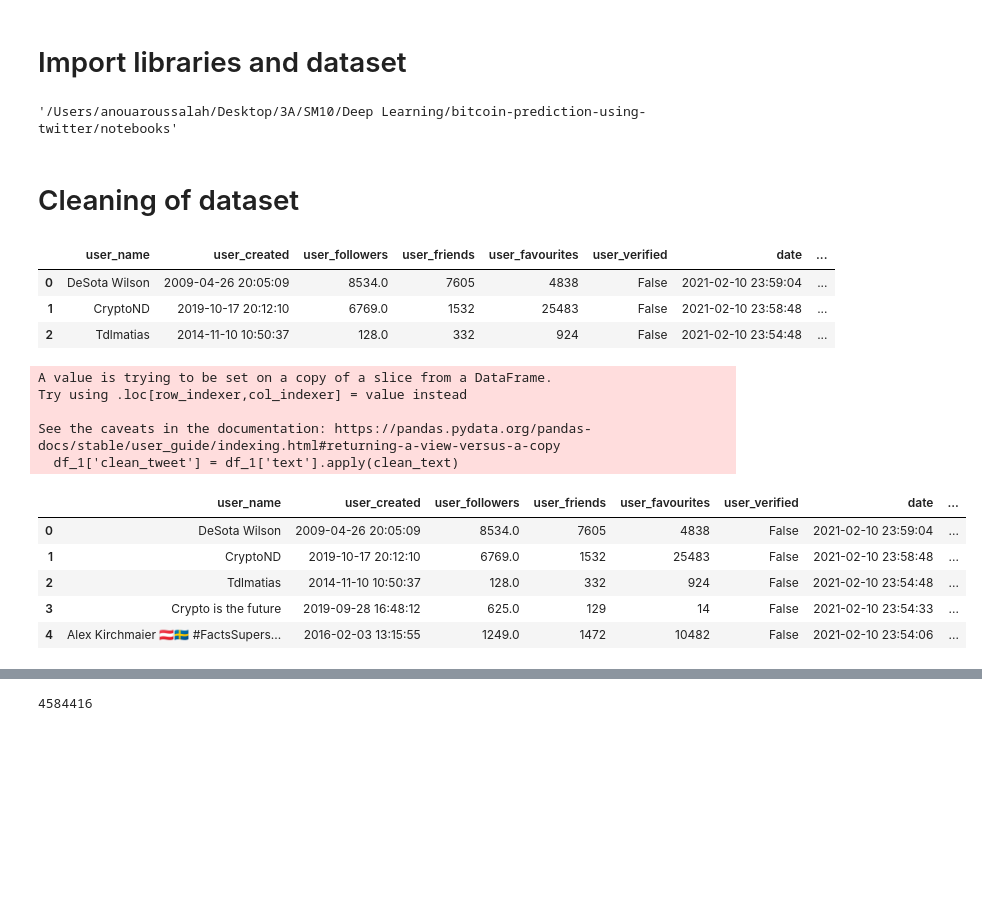
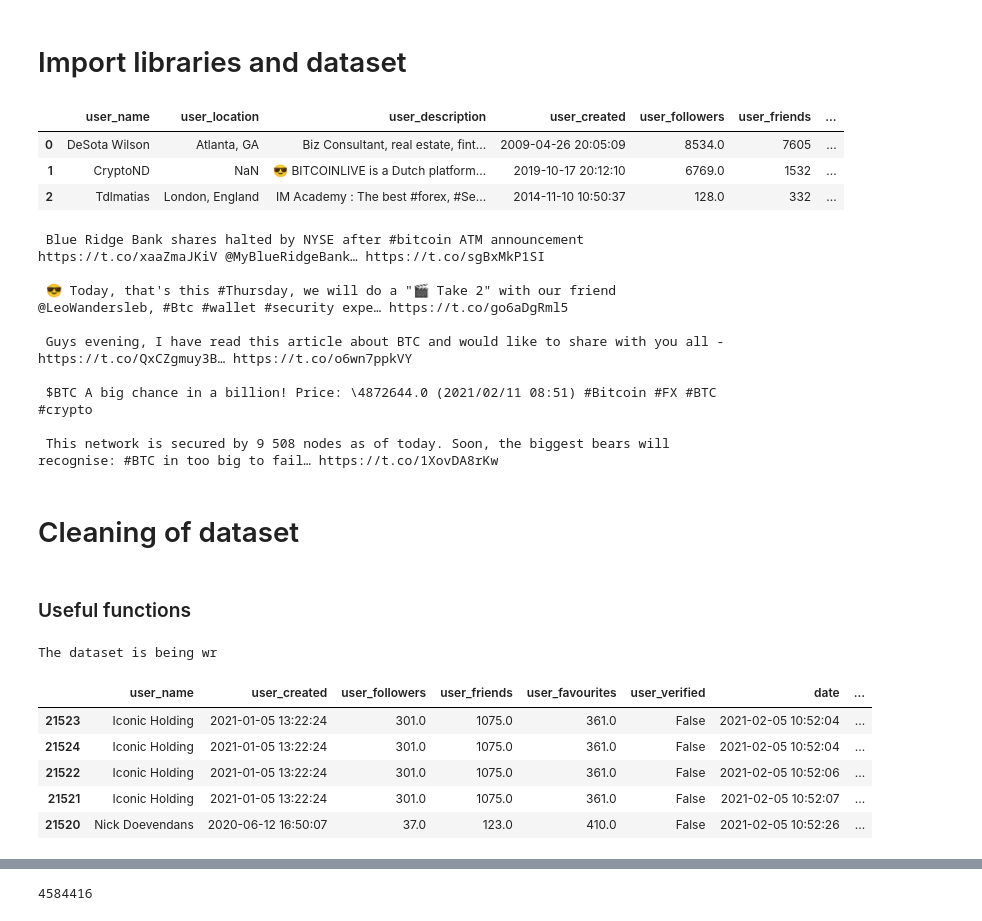
Before and after one commit to marouaneb48/bitcoin-prediction-using-twitter, a Jupyter notebook: notebooks/Preprocessing_tweets.ipynb, the cells around one changed output, grey strips where cells are left out. Cells and saved outputs as stored; diff of their text form; code cells hidden in the pictures; blank space fills up the shorter version.

Commit message:
:hammer: clean code

```diff
--- a/notebooks/Preprocessing_tweets.ipynb
+++ b/notebooks/Preprocessing_tweets.ipynb
@@ -16,9 +16,5 @@ from tqdm import tqdm
 #nltk.download('stopwords')
 
 from IPython.display import display, HTML
-# %%
-os.getcwd()
-# %% [output]
-'/Users/anouaroussalah/Desktop/3A/SM10/Deep Learning/bitcoin-prediction-using-twitter/notebooks'
 # %%
 df = pd.read_csv("/Users/anouaroussalah/Desktop/3A/SM10/Deep Learning/bitcoin_tweets.csv",
@@ -26,3 +22,23 @@ df = pd.read_csv("/Users/anouaroussalah/Desktop/3A/SM10/Deep Learning/bitcoin_tw
                 )
+# %%
+df.head(3)
+# %% [output]
+|  | user_name | user_location | user_description | user_created | user_followers | user_friends | ... |
+| 0 | DeSota Wilson | Atlanta, GA | Biz Consultant, real estate, fint... | 2009-04-26 20:05:09 | 8534.0 | 7605 | ... |
+| 1 | CryptoND | NaN | 😎 BITCOINLIVE is a Dutch platform... | 2019-10-17 20:12:10 | 6769.0 | 1532 | ... |
+| 2 | Tdlmatias | London, England | IM Academy : The best #forex, #Se... | 2014-11-10 10:50:37 | 128.0 | 332 | ... |
+# %%
+for sentence in list(df.text)[:5]:
+    print("\n", sentence)
+# %% [output]
+ Blue Ridge Bank shares halted by NYSE after #bitcoin ATM announcement https://t.co/xaaZmaJKiV @MyBlueRidgeBank… https://t.co/sgBxMkP1SI
+
+ 😎 Today, that's this #Thursday, we will do a "🎬 Take 2" with our friend @LeoWandersleb, #Btc #wallet #security expe… https://t.co/go6aDgRml5
+
+ Guys evening, I have read this article about BTC and would like to share with you all - https://t.co/QxCZgmuy3B… https://t.co/o6wn7ppkVY
+
+ $BTC A big chance in a billion! Price: \4872644.0 (2021/02/11 08:51) #Bitcoin #FX #BTC #crypto
+
+ This network is secured by 9 508 nodes as of today. Soon, the biggest bears will recognise: #BTC in too big to fail… https://t.co/1XovDA8rKw
 # %% [markdown]
 # Cleaning of dataset
@@ -32,13 +45,5 @@ df = df[df.is_retweet==False]
-# %%
-relevant_features = ["user_name", "user_created", "user_followers", "user_friends", "user_favourites", "user_verified", "date", "hashtags", "text"]
-# %%
-df_1 = df[relevant_features]
-df_1.head(3)
-# %% [output]
-|  | user_name | user_created | user_followers | user_friends | user_favourites | user_verified | date | ... |
-| 0 | DeSota Wilson | 2009-04-26 20:05:09 | 8534.0 | 7605 | 4838 | False | 2021-02-10 23:59:04 | ... |
-| 1 | CryptoND | 2019-10-17 20:12:10 | 6769.0 | 1532 | 25483 | False | 2021-02-10 23:58:48 | ... |
-| 2 | Tdlmatias | 2014-11-10 10:50:37 | 128.0 | 332 | 924 | False | 2021-02-10 23:54:48 | ... |
+# %% [markdown]
+### Useful functions
 # %%
 def clean_text(s):
     s = re.sub(r'http\S+', '', s)
@@ -50,10 +55,24 @@ def clean_text(s):
     s = re.sub('&amp', ' ', s)
     return s
 
-df_1['clean_tweet'] = df_1['text'].apply(clean_text)
+def lower_case(text):
+    text = text.lower()
+    return text
+
+def keep_date_rows(df, columns):
+    """
+    Keep rows with date format
+    """
+    for col in columns:
+        df[col] = pd.to_datetime(df[col], errors='coerce')
+        df = df.dropna(subset=[col])
+    return df
+
+def keep_numeric_rows(df, columns):
+    """
+    Keep rows with date format
+    """
+    for col in columns:
+        df[col] = pd.to_numeric(df[col], errors='coerce')
+        df = df.dropna(subset=[col])
+    return df
-# %% [output]
-A value is trying to be set on a copy of a slice from a DataFrame.
-Try using .loc[row_indexer,col_indexer] = value instead
-
-See the caveats in the documentation: https://pandas.pydata.org/pandas-docs/stable/user_guide/indexing.html#returning-a-view-versus-a-copy
-  df_1['clean_tweet'] = df_1['text'].apply(clean_text)
@@ -60,9 +125,13 @@ See the caveats in the documentation: https://pandas.pydata.org/pandas-docs/stab
+# %%
+df = clean_tweet(df, True)
+# %% [output]
+The dataset is being wr
 # %%
-df_1.head(5)
+df.head(5)
 # %% [output]
 |  | user_name | user_created | user_followers | user_friends | user_favourites | user_verified | date | ... |
-| 0 | DeSota Wilson | 2009-04-26 20:05:09 | 8534.0 | 7605 | 4838 | False | 2021-02-10 23:59:04 | ... |
-| 1 | CryptoND | 2019-10-17 20:12:10 | 6769.0 | 1532 | 25483 | False | 2021-02-10 23:58:48 | ... |
-| 2 | Tdlmatias | 2014-11-10 10:50:37 | 128.0 | 332 | 924 | False | 2021-02-10 23:54:48 | ... |
-| 3 | Crypto is the future | 2019-09-28 16:48:12 | 625.0 | 129 | 14 | False | 2021-02-10 23:54:33 | ... |
-| 4 | Alex Kirchmaier 🇦🇹🇸🇪 #FactsSupers... | 2016-02-03 13:15:55 | 1249.0 | 1472 | 10482 | False | 2021-02-10 23:54:06 | ... |
+| 21523 | Iconic Holding | 2021-01-05 13:22:24 | 301.0 | 1075.0 | 361.0 | False | 2021-02-05 10:52:04 | ... |
+| 21524 | Iconic Holding | 2021-01-05 13:22:24 | 301.0 | 1075.0 | 361.0 | False | 2021-02-05 10:52:04 | ... |
+| 21522 | Iconic Holding | 2021-01-05 13:22:24 | 301.0 | 1075.0 | 361.0 | False | 2021-02-05 10:52:06 | ... |
+| 21521 | Iconic Holding | 2021-01-05 13:22:24 | 301.0 | 1075.0 | 361.0 | False | 2021-02-05 10:52:07 | ... |
+| 21520 | Nick Doevendans | 2020-06-12 16:50:07 | 37.0 | 123.0 | 410.0 | False | 2021-02-05 10:52:26 | ... |
```
Also changed, not shown: parts of 21 cells of this notebook.
